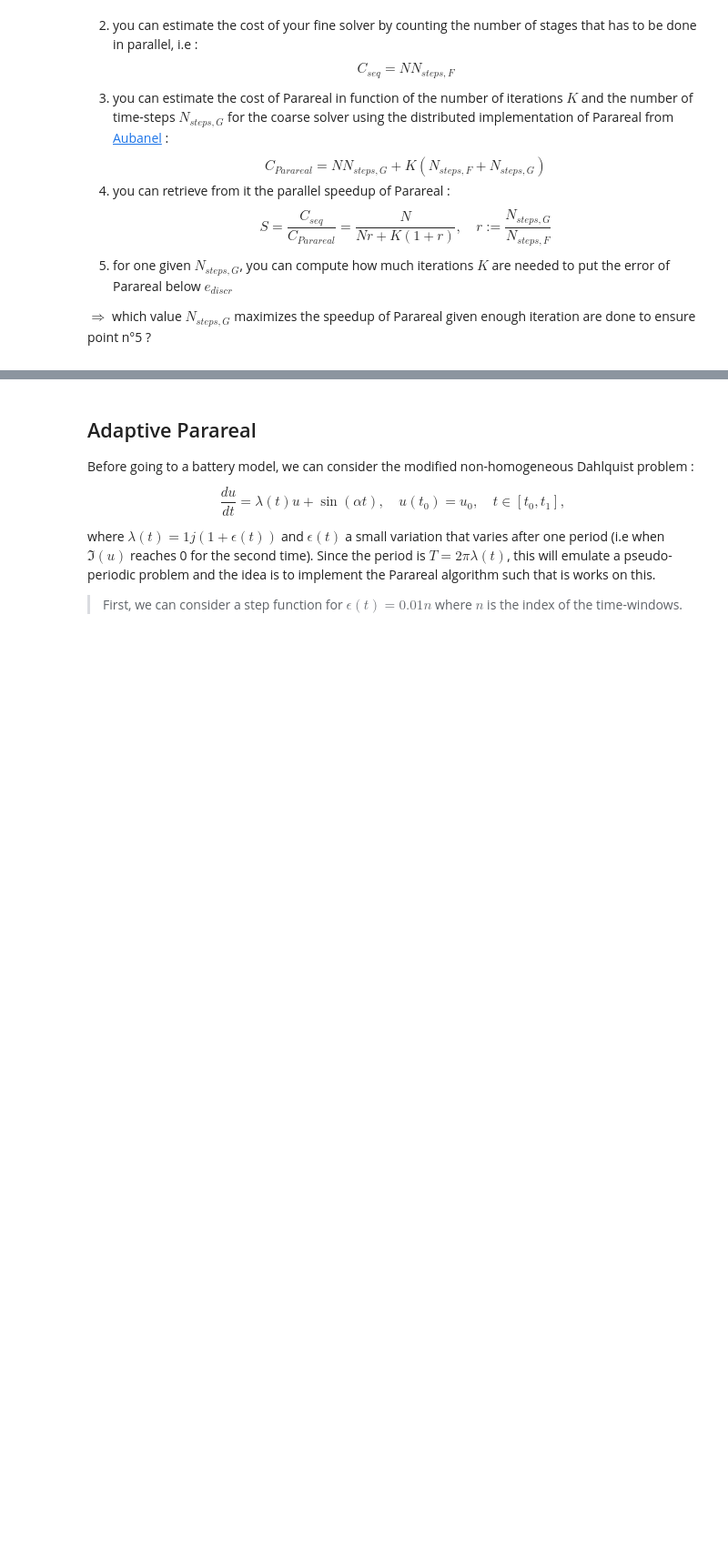
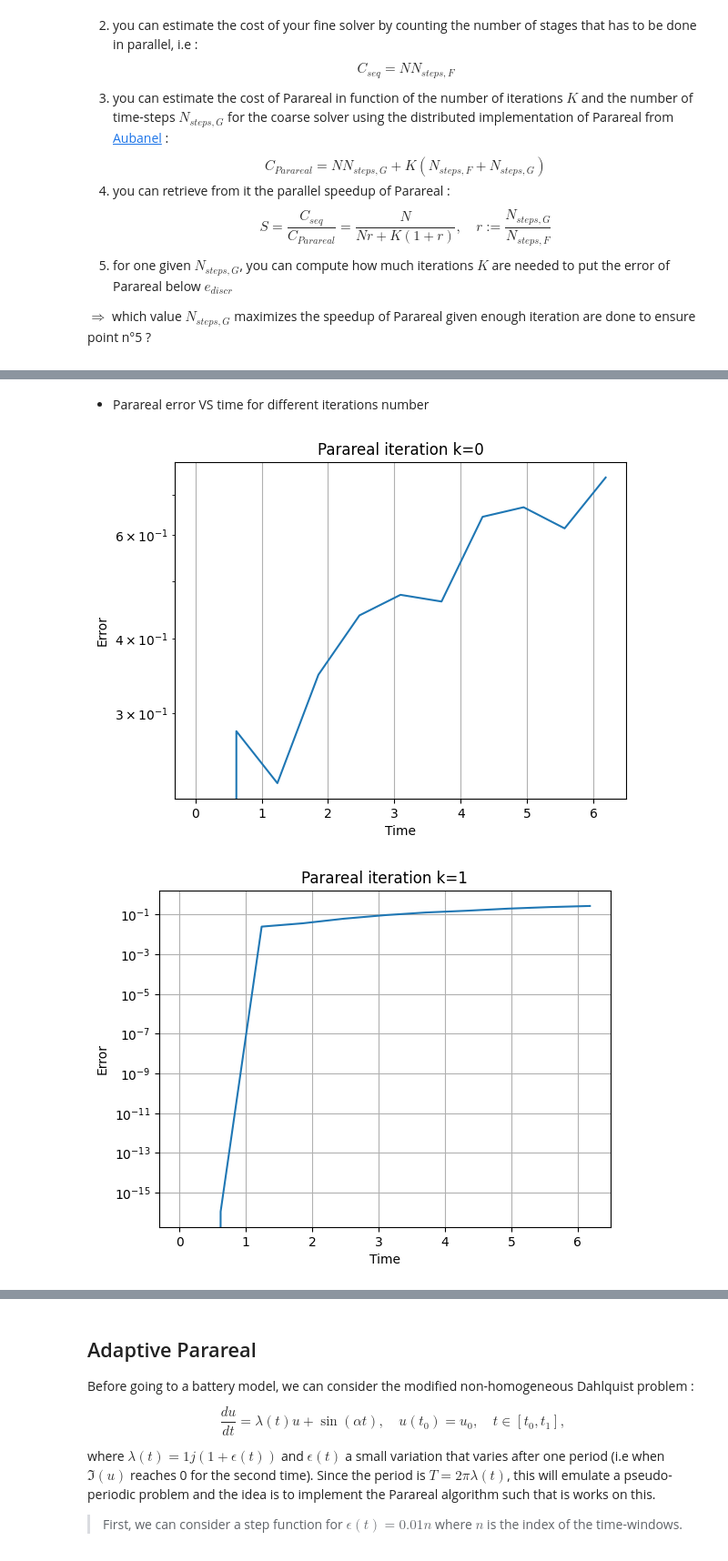
Before and after one commit to github-mathe/PinT-LIB, a Jupyter notebook: scripts/notebooks/dahlquist.ipynb, the cells around one changed output, grey strips where cells are left out. Shown at 91% size. Drawn from its saved outputs; the diff is of its cells as text; code cells hidden in the pictures; blank space fills up the shorter version.

```diff
--- a/scripts/notebooks/dahlquist.ipynb
+++ b/scripts/notebooks/dahlquist.ipynb
@@ -166,0 +241,14 @@ $\Rightarrow$ which value $N_{steps,G}$ maximizes the speedup of Parareal given
+# %% [markdown]
+- Parareal error VS time for different iterations number
+# %%
+for k in range(K+1):
+    fig = plt.figure()
+    t_error=(np.abs(U[k] - U_exact[::MF]))
+    plt.semilogy(TT, t_error)
+    plt.xlabel("Time"), plt.ylabel("Error")
+    plt.title(f"Parareal iteration k={k}")
+    plt.grid()
+plt.show()
+# %% [output]
+[figure, added]
+[figure, added]
```
Also changed, not shown: parts of 20 cells of this notebook.
